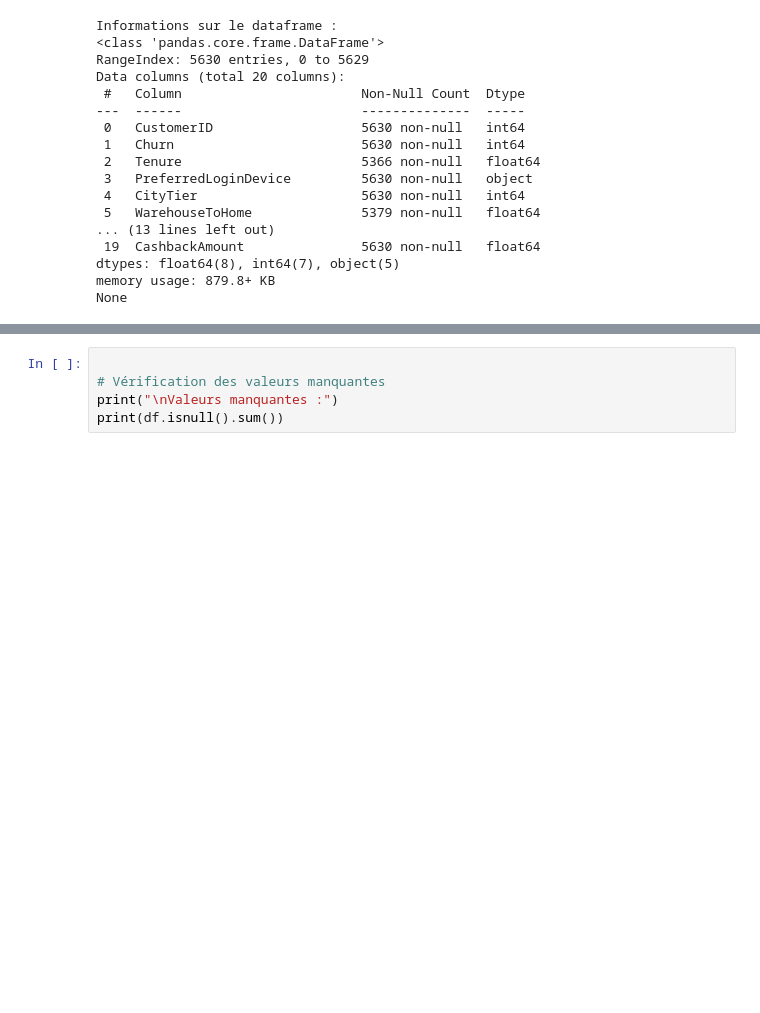
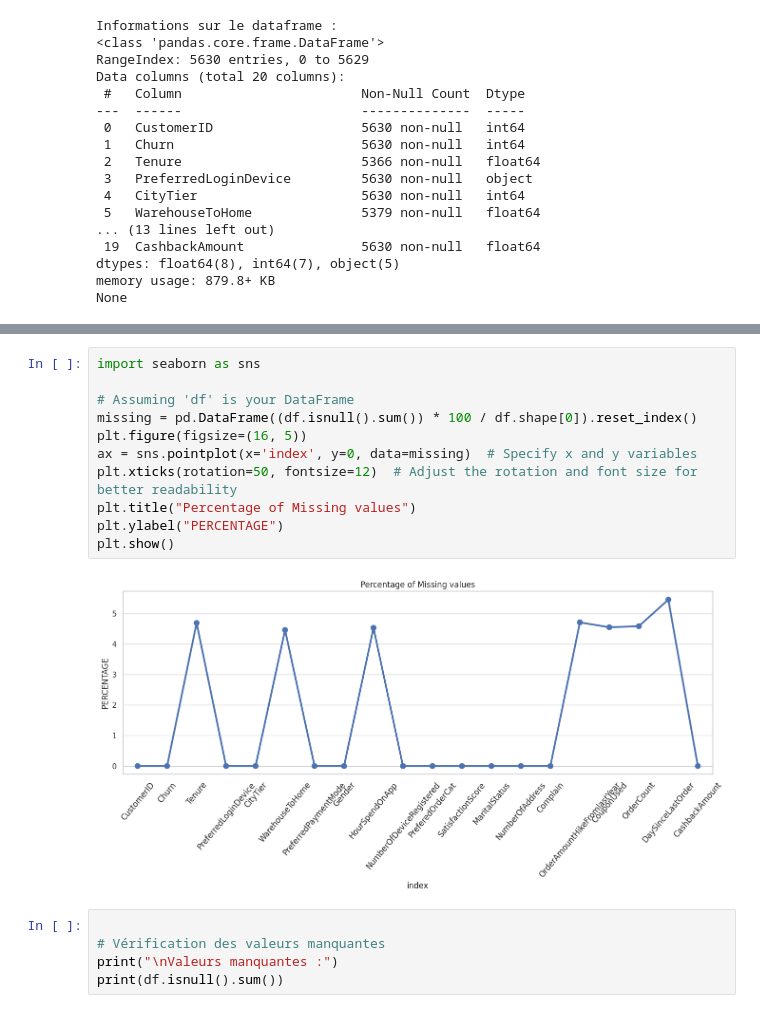
Before and after one commit to k-chanez/Churn-prediction, a Jupyter notebook: Churn_project.ipynb, the cells around one changed output, grey strips where cells are left out. Cells and saved outputs as stored; diff of their text form; blank space fills up the shorter version.

```diff
--- a/Churn_project.ipynb
+++ b/Churn_project.ipynb
@@ -185,3 +194,16 @@ max      16.000000          46.000000      324.990000
+# %%
+import seaborn as sns
+
+# Assuming 'df' is your DataFrame
+missing = pd.DataFrame((df.isnull().sum()) * 100 / df.shape[0]).reset_index()
+plt.figure(figsize=(16, 5))
+ax = sns.pointplot(x='index', y=0, data=missing)  # Specify x and y variables
+plt.xticks(rotation=50, fontsize=12)  # Adjust the rotation and font size for better readability
+plt.title("Percentage of Missing values")
+plt.ylabel("PERCENTAGE")
+plt.show()
+# %% [output]
+[figure, added]
 # %%
 
 # Vérification des valeurs manquantes
```
Also changed, not shown: parts of 39 cells of this notebook.
